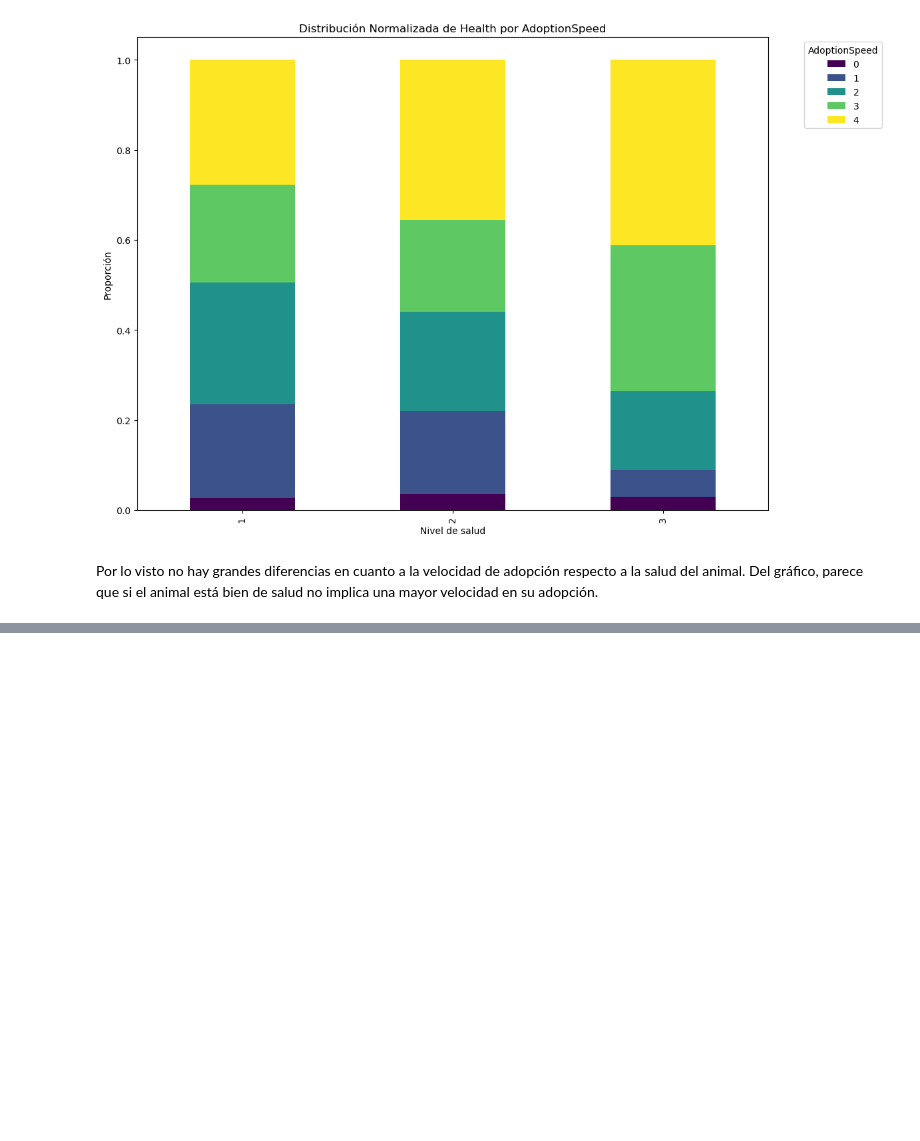
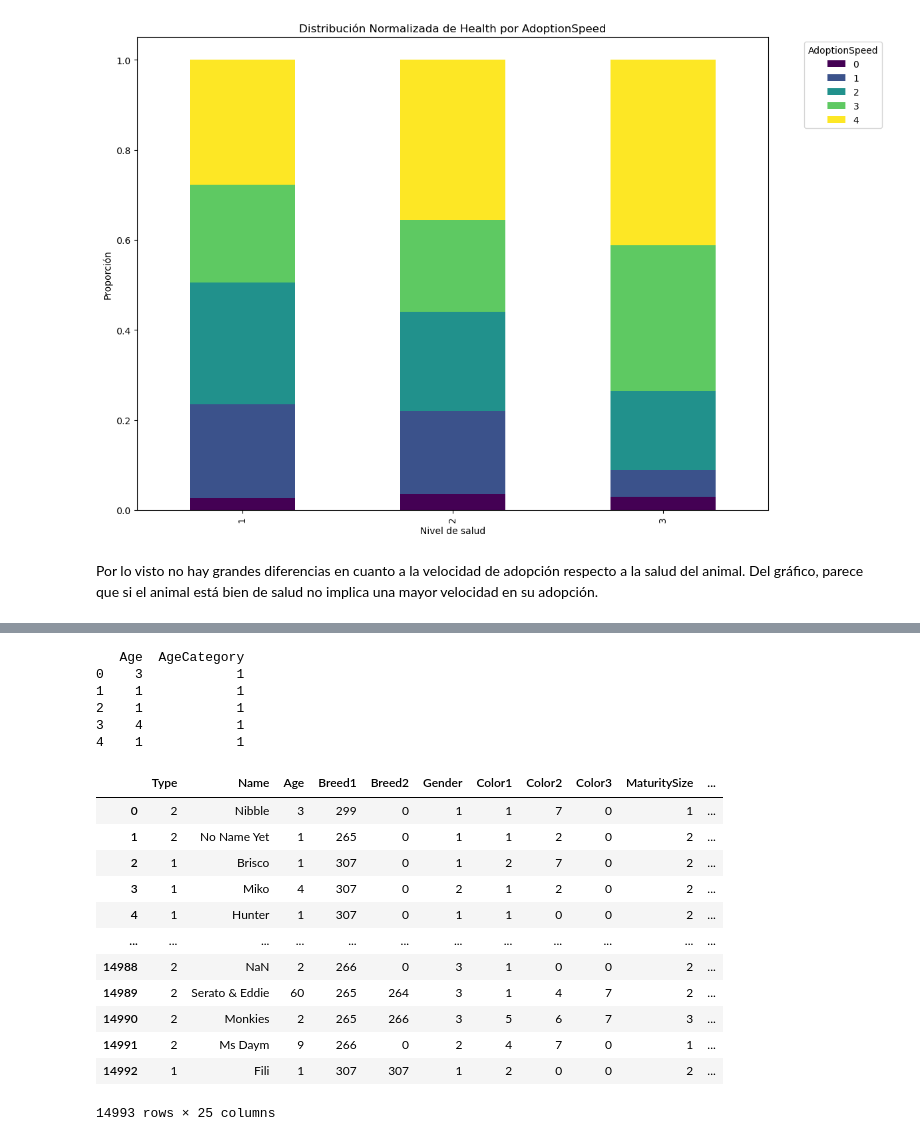
Before and after one commit to AraneoA/UA_MDM_Labo2, a Jupyter notebook: tutoriales/03_Petfinder_EDA_Seba.ipynb, the cells around one changed output, grey strips where cells are left out. Saved outputs shown, nothing was run; the diff lists cells and outputs as text; code cells hidden in the pictures; blank space fills up the shorter version.

```diff
--- a/tutoriales/03_Petfinder_EDA_Seba.ipynb
+++ b/tutoriales/03_Petfinder_EDA_Seba.ipynb
@@ -351,0 +359,40 @@ Del gráfico, parece que si el animal está bien de salud no implica una mayor v
+# %%
+def categorizar_edad(df):
+    """
+    Crea una nueva columna 'AgeCategory' en el DataFrame basado en la edad de los animales.
+    Categorías:
+    - 1: Menos de 12 meses
+    - 2: Entre 12 y 48 meses (inclusive)
+    - 3: 48 meses o más
+    """
+    df['AgeCategory'] = df['Age'].apply(lambda x: 1 if x < 12 else (2 if x < 48 else 3))
+    return df
+
+# Aplicar la función al dataset
+train = categorizar_edad(train)
+
+# Verificar los cambios
+print(train[['Age', 'AgeCategory']].head())
+# %% [output]
+   Age  AgeCategory
+0    3            1
+1    1            1
+2    1            1
+3    4            1
+4    1            1
+# %%
+train
+# %% [output]
+|  | Type | Name | Age | Breed1 | Breed2 | Gender | Color1 | Color2 | Color3 | MaturitySize | ... |
+| 0 | 2 | Nibble | 3 | 299 | 0 | 1 | 1 | 7 | 0 | 1 | ... |
+| 1 | 2 | No Name Yet | 1 | 265 | 0 | 1 | 1 | 2 | 0 | 2 | ... |
+| 2 | 1 | Brisco | 1 | 307 | 0 | 1 | 2 | 7 | 0 | 2 | ... |
+| 3 | 1 | Miko | 4 | 307 | 0 | 2 | 1 | 2 | 0 | 2 | ... |
+| 4 | 1 | Hunter | 1 | 307 | 0 | 1 | 1 | 0 | 0 | 2 | ... |
+| ... | ... | ... | ... | ... | ... | ... | ... | ... | ... | ... | ... |
+| 14988 | 2 | NaN | 2 | 266 | 0 | 3 | 1 | 0 | 0 | 2 | ... |
+| 14989 | 2 | Serato & Eddie | 60 | 265 | 264 | 3 | 1 | 4 | 7 | 2 | ... |
+| 14990 | 2 | Monkies | 2 | 265 | 266 | 3 | 5 | 6 | 7 | 3 | ... |
+| 14991 | 2 | Ms Daym | 9 | 266 | 0 | 2 | 4 | 7 | 0 | 1 | ... |
+| 14992 | 1 | Fili | 1 | 307 | 307 | 1 | 2 | 0 | 0 | 2 | ... |
+14993 rows × 25 columns
```
Also changed, not shown: parts of 3 cells of this notebook, 1 other file.
